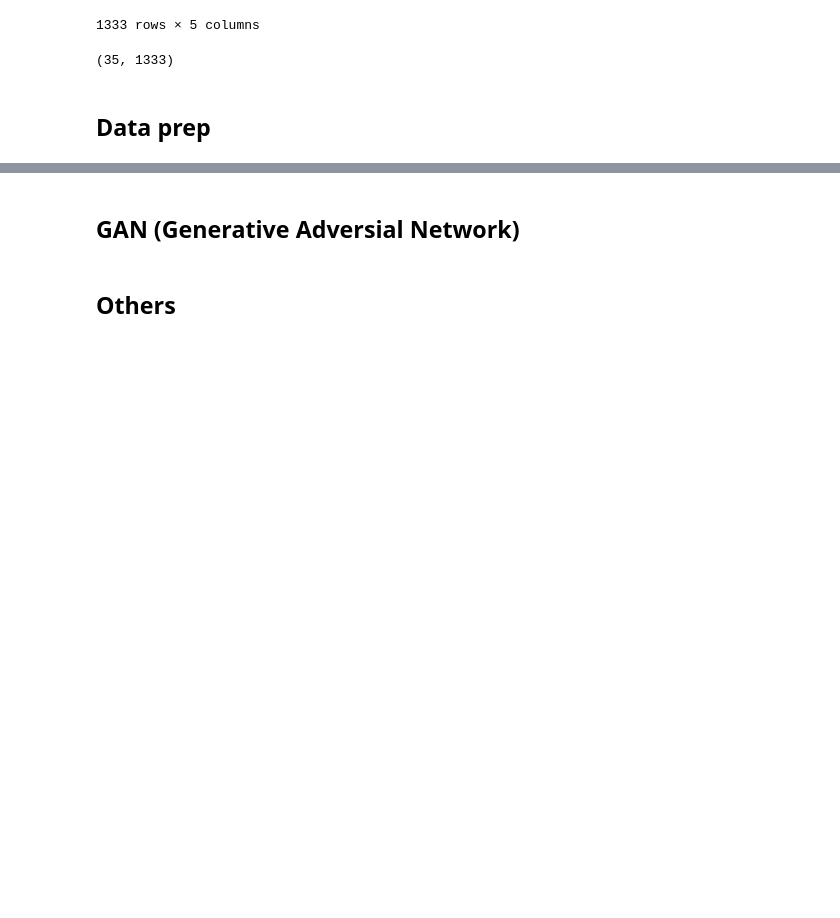
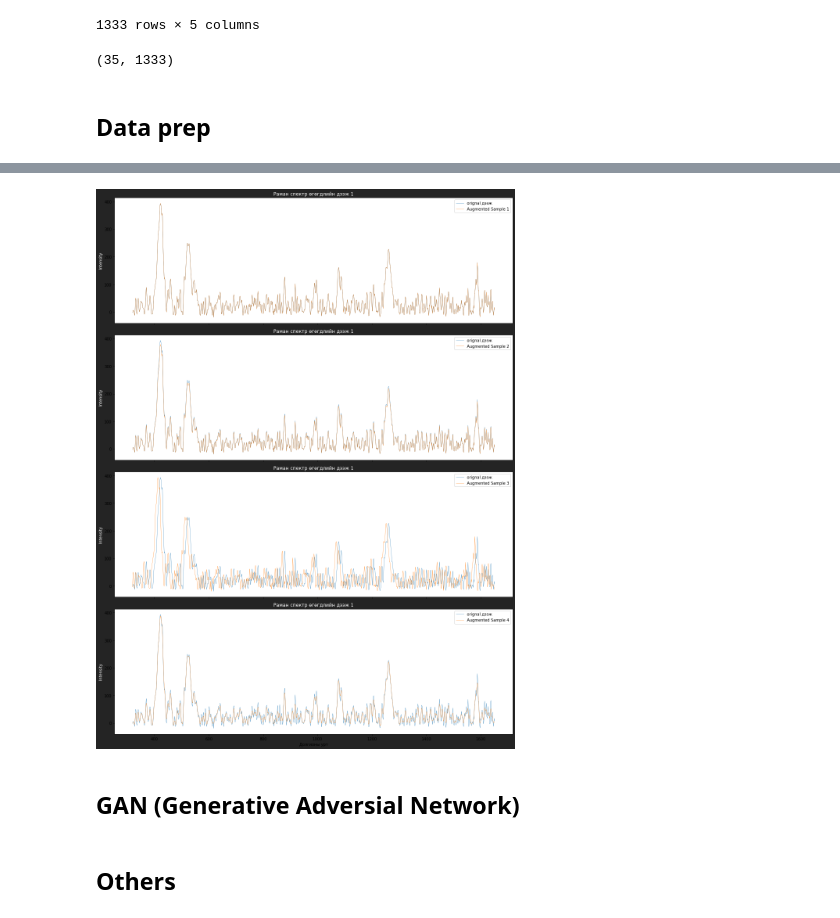
Before and after one commit to shinebayar-ya/ml, a Jupyter notebook: Raman_Spectroscopy_GAN/notebooks/DA_models.ipynb, the cells around one changed output, grey strips where cells are left out. Cells and saved outputs as stored; diff of their text form; code cells hidden in the pictures; blank space fills up the shorter version.

```diff
--- a/Raman_Spectroscopy_GAN/notebooks/DA_models.ipynb
+++ b/Raman_Spectroscopy_GAN/notebooks/DA_models.ipynb
@@ -45,0 +102,8 @@ display(data.head().T, data.shape)
+# %%
+def apply_shifting(data, shift_range=(-10, 10)):
+    shift_value = np.random.randint(*shift_range)
+    return np.roll(data, shift_value)
+# %%
+def apply_smoothing(data, window_size=5):
+    kernel = np.ones(window_size) / window_size
+    return np.convolve(data, kernel, mode='same')
@@ -46,2 +123,37 @@ display(data.head().T, data.shape)
+# %%
+def augment_data(original_data, num_augmented_samples=1):
+    augmented_data = []
+
+    for _ in range(num_augmented_samples):
+        augmented_data.append(apply_noise(original_data))
+        augmented_data.append(apply_scaling(original_data))
+        augmented_data.append(apply_shifting(original_data))
+        augmented_data.append(apply_smoothing(original_data))
+
+    return np.array(augmented_data)
+# %%
+original_sample = intensity[0]
+
+# plot_spectral_data(wavelength, original_sample, 'Original Spectral Data')
+
+augmented_samples = augment_data(original_sample, num_augmented_samples=1)
+# %%
+fig, axs = plt.subplots(len(augmented_samples), facecolor='#242424', sharex=True, figsize=(15, 20))
+
+for i, augmented_sample in enumerate(augmented_samples):
+    # sns.lineplot(x=wavelength, y=original_sample, label=f'Original Spectral Data')
+    axs[i].plot(wavelength, original_sample, linewidth=0.5, label=f'orignal дээж')
+    axs[i].set_title("Раман спектр өгөгдлийн дээж 1", color='white')
+
+    # sns.lineplot(x=wavelength, y=augmented_sample, label=f'Augmented Sample {i+1}')
+    axs[i].plot(wavelength, augmented_sample, linewidth=0.5, label=f'Augmented Sample {i+1}')
+    axs[i].set_ylabel('Intensity', color='white')
+    axs[i].legend()
+
+axs[len(augmented_samples) - 1].set_xlabel('Долгионы урт')
+plt.tight_layout()
+plt.show()
+# %% [output]
+[figure, added]
 # %% [markdown]
 ## GAN (Generative Adversial Network)
```
Also changed, not shown: parts of 15 cells of this notebook, 1 other file.
